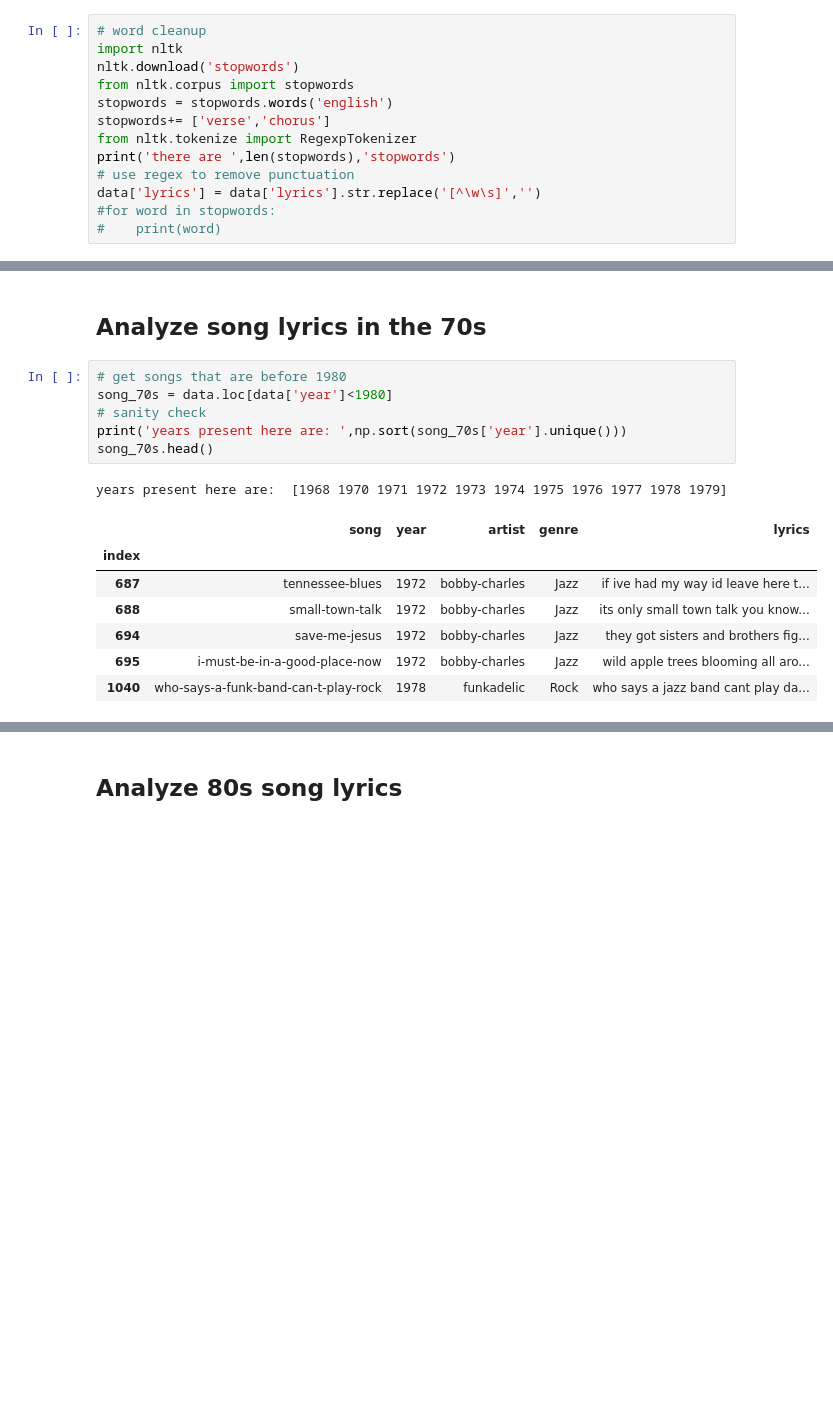
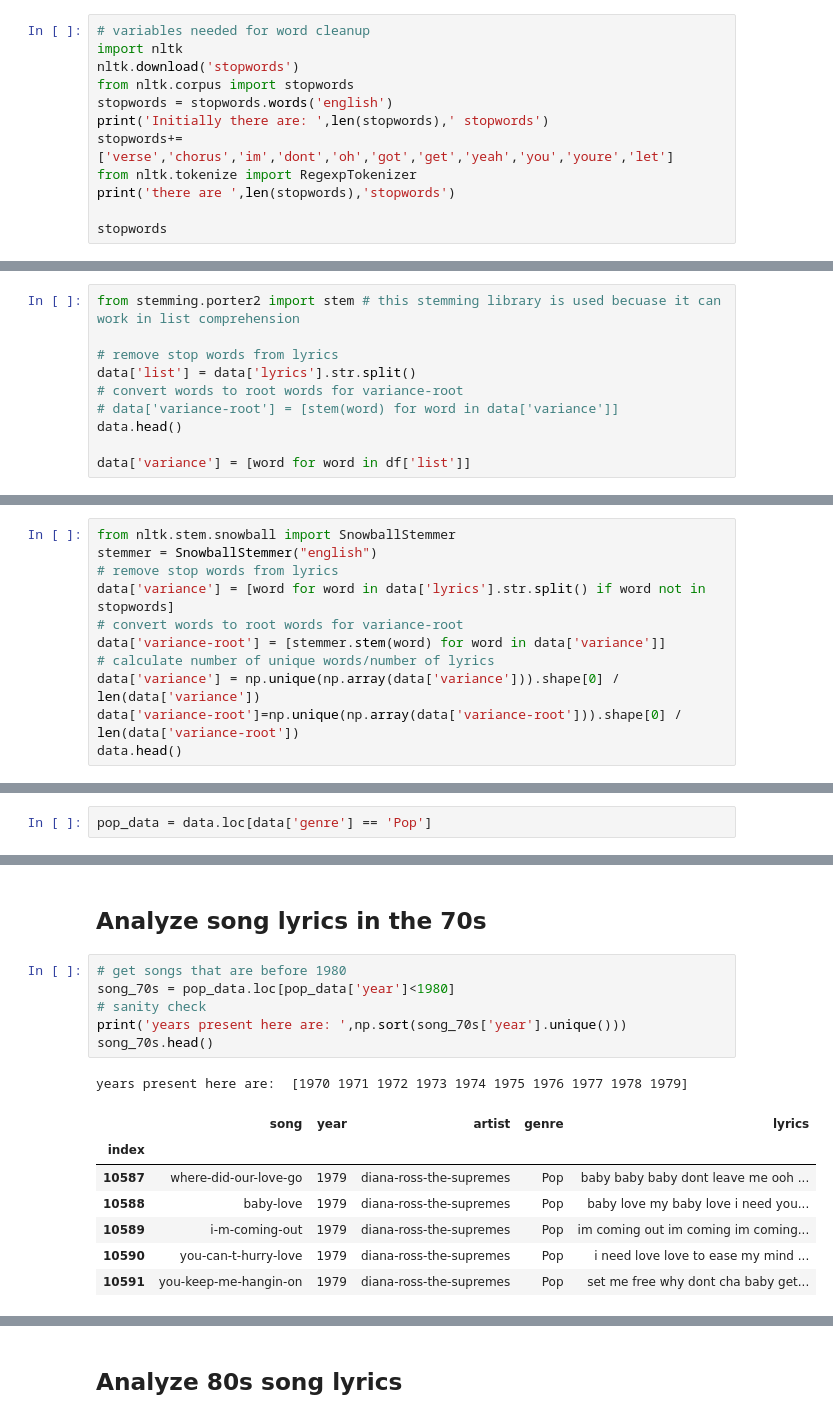
Before and after one commit to jilimm/DH_FinalProject, a Jupyter notebook: DataExploration.ipynb, the cells around one changed output, grey strips where cells are left out. Saved outputs shown, nothing was run; the diff lists cells and outputs as text; blank space fills up the shorter version.

```diff
--- a/DataExploration.ipynb
+++ b/DataExploration.ipynb
@@ -94,14 +112,13 @@ data.head()
 # %%
-# word cleanup
+# variables needed for word cleanup
 import nltk
 nltk.download('stopwords')
 from nltk.corpus import stopwords
 stopwords = stopwords.words('english')
-stopwords+= ['verse','chorus']
+print('Initially there are: ',len(stopwords),' stopwords')
+stopwords+= ['verse','chorus','im','dont','oh','got','get','yeah','you','youre','let']
 from nltk.tokenize import RegexpTokenizer
 print('there are ',len(stopwords),'stopwords')
-# use regex to remove punctuation
-data['lyrics'] = data['lyrics'].str.replace('[^\w\s]','')
-#for word in stopwords:
-#    print(word)
+
+stopwords
 # %% [output]
@@ -123,0 +192,10 @@ data.head()
+# %%
+from stemming.porter2 import stem # this stemming library is used becuase it can work in list comprehension
+
+# remove stop words from lyrics
+data['list'] = data['lyrics'].str.split()
+# convert words to root words for variance-root
+# data['variance-root'] = [stem(word) for word in data['variance']]
+data.head()
+
+data['variance'] = [word for word in df['list']]
@@ -124 +232,12 @@ data.head()
+# %%
+from nltk.stem.snowball import SnowballStemmer
+stemmer = SnowballStemmer("english")
+# remove stop words from lyrics
+data['variance'] = [word for word in data['lyrics'].str.split() if word not in stopwords]
+# convert words to root words for variance-root
+data['variance-root'] = [stemmer.stem(word) for word in data['variance']]
+# calculate number of unique words/number of lyrics
+data['variance'] = np.unique(np.array(data['variance'])).shape[0] / len(data['variance'])
+data['variance-root']=np.unique(np.array(data['variance-root'])).shape[0] / len(data['variance-root'])
+data.head()
 # %%
@@ -125,0 +263,2 @@ data.to_csv('data/lyrics_clean.csv',index=False)
+# %%
+pop_data = data.loc[data['genre'] == 'Pop']
@@ -164,19 +307,19 @@ def word_count(dataframe,n,title):
 ## Analyze song lyrics in the 70s
 # %%
 # get songs that are before 1980
-song_70s = data.loc[data['year']<1980]
+song_70s = pop_data.loc[pop_data['year']<1980]
 # sanity check
 print('years present here are: ',np.sort(song_70s['year'].unique()))
 song_70s.head()
 # %% [output]
-years present here are:  [1968 1970 1971 1972 1973 1974 1975 1976 1977 1978 1979]
+years present here are:  [1970 1971 1972 1973 1974 1975 1976 1977 1978 1979]
 |  | song | year | artist | genre | lyrics |
 | index |  |  |  |  |  |
-| 687 | tennessee-blues | 1972 | bobby-charles | Jazz | if ive had my way id leave here t... |
-| 688 | small-town-talk | 1972 | bobby-charles | Jazz | its only small town talk you know... |
-| 694 | save-me-jesus | 1972 | bobby-charles | Jazz | they got sisters and brothers fig... |
-| 695 | i-must-be-in-a-good-place-now | 1972 | bobby-charles | Jazz | wild apple trees blooming all aro... |
-| 1040 | who-says-a-funk-band-can-t-play-rock | 1978 | funkadelic | Rock | who says a jazz band cant play da... |
+| 10587 | where-did-our-love-go | 1979 | diana-ross-the-supremes | Pop | baby baby baby dont leave me ooh ... |
+| 10588 | baby-love | 1979 | diana-ross-the-supremes | Pop | baby love my baby love i need you... |
+| 10589 | i-m-coming-out | 1979 | diana-ross-the-supremes | Pop | im coming out im coming im coming... |
+| 10590 | you-can-t-hurry-love | 1979 | diana-ross-the-supremes | Pop | i need love love to ease my mind ... |
+| 10591 | you-keep-me-hangin-on | 1979 | diana-ross-the-supremes | Pop | set me free why dont cha baby get... |
 # %%
 # split string into words then put it into a list
 word_count(song_70s,50,'70s')
```
Also changed, not shown: parts of 37 cells of this notebook.
